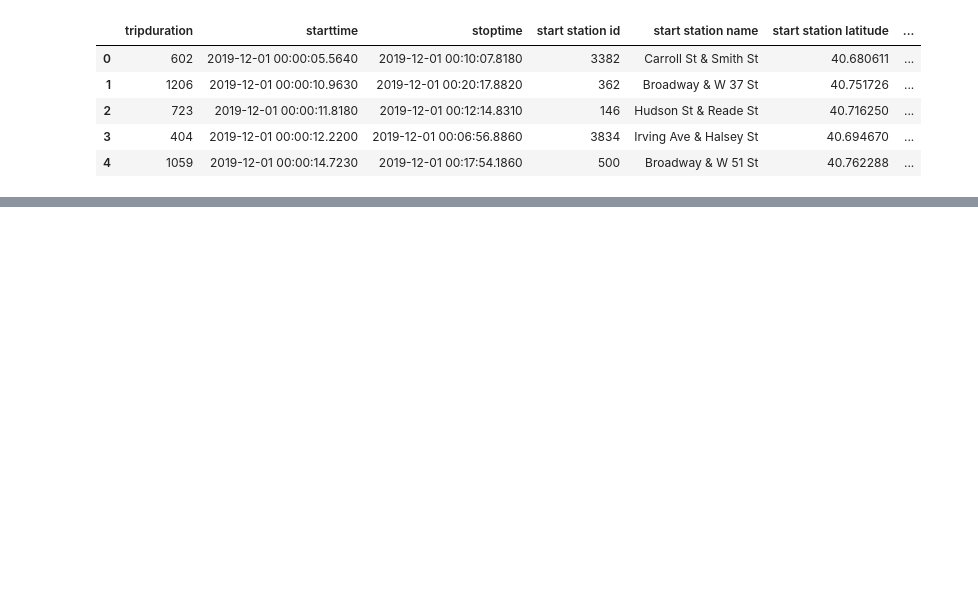
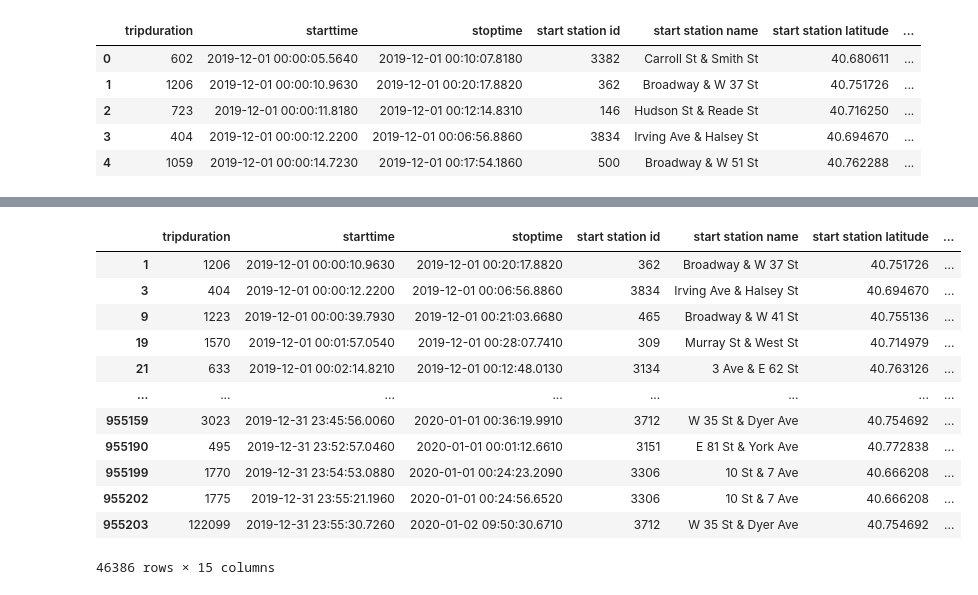
Before and after one commit to kplam624/Citi-bike-analysis, a Jupyter notebook: Citibike-cleaning.ipynb, the cells around one changed output, grey strips where cells are left out. Saved outputs shown, nothing was run; the diff lists cells and outputs as text; code cells hidden in the pictures; blank space fills up the shorter version.

Commit message:
Modified the gitignore and cleaned more data.

```diff
--- a/Citibike-cleaning.ipynb
+++ b/Citibike-cleaning.ipynb
@@ -66,2 +15,0 @@ trip_df.to_csv('cleandata/201912citibiketrips.csv')
-# %%
-customer_df = clean_df.loc[(clean_df['usertype'] == 'Customer')]
@@ -69,0 +78,16 @@ customer_df.to_csv('cleandata/201912customerdata.csv')
+# %%
+customer_df
+# %% [output]
+|  | tripduration | starttime | stoptime | start station id | start station name | start station latitude | ... |
+| 1 | 1206 | 2019-12-01 00:00:10.9630 | 2019-12-01 00:20:17.8820 | 362 | Broadway & W 37 St | 40.751726 | ... |
+| 3 | 404 | 2019-12-01 00:00:12.2200 | 2019-12-01 00:06:56.8860 | 3834 | Irving Ave & Halsey St | 40.694670 | ... |
+| 9 | 1223 | 2019-12-01 00:00:39.7930 | 2019-12-01 00:21:03.6680 | 465 | Broadway & W 41 St | 40.755136 | ... |
+| 19 | 1570 | 2019-12-01 00:01:57.0540 | 2019-12-01 00:28:07.7410 | 309 | Murray St & West St | 40.714979 | ... |
+| 21 | 633 | 2019-12-01 00:02:14.8210 | 2019-12-01 00:12:48.0130 | 3134 | 3 Ave & E 62 St | 40.763126 | ... |
+| ... | ... | ... | ... | ... | ... | ... | ... |
+| 955159 | 3023 | 2019-12-31 23:45:56.0060 | 2020-01-01 00:36:19.9910 | 3712 | W 35 St & Dyer Ave | 40.754692 | ... |
+| 955190 | 495 | 2019-12-31 23:52:57.0460 | 2020-01-01 00:01:12.6610 | 3151 | E 81 St & York Ave | 40.772838 | ... |
+| 955199 | 1770 | 2019-12-31 23:54:53.0880 | 2020-01-01 00:24:23.2090 | 3306 | 10 St & 7 Ave | 40.666208 | ... |
+| 955202 | 1775 | 2019-12-31 23:55:21.1960 | 2020-01-01 00:24:56.6520 | 3306 | 10 St & 7 Ave | 40.666208 | ... |
+| 955203 | 122099 | 2019-12-31 23:55:30.7260 | 2020-01-02 09:50:30.6710 | 3712 | W 35 St & Dyer Ave | 40.754692 | ... |
+46386 rows × 15 columns
```
Also changed, not shown: parts of 20 cells of this notebook, 4 other files.
